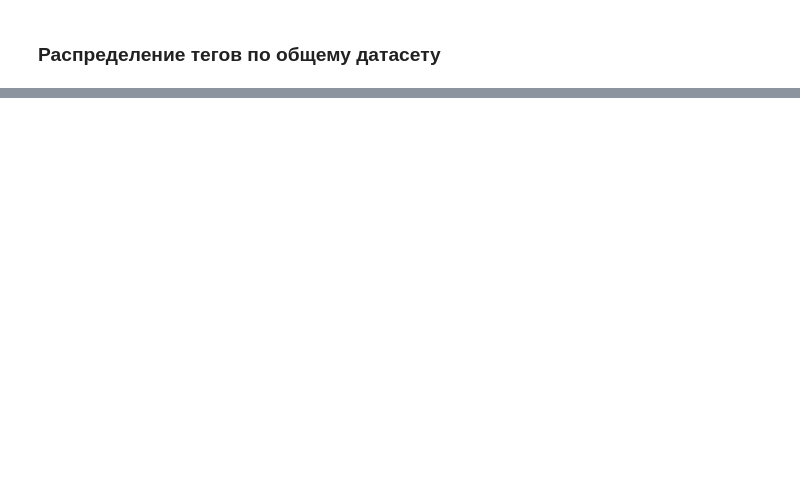
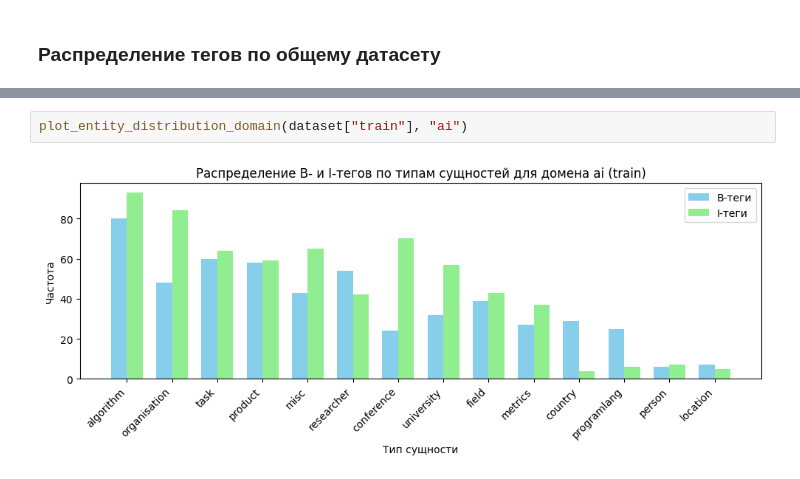
Before and after one commit to anyaschenikova/ner, a Jupyter notebook: main.ipynb, the cells around one changed output, grey strips where cells are left out. Drawn from its saved outputs; the diff is of its cells as text; blank space fills up the shorter version.

```diff
--- a/main.ipynb
+++ b/main.ipynb
@@ -156,0 +464,4 @@ example[["tokens", "ners", "ner_tags"]].head(10)
+# %%
+plot_entity_distribution_domain(dataset["train"], "ai")
+# %% [output]
+[figure, added]
```
Also changed, not shown: parts of 75 cells of this notebook, 3 other files.
